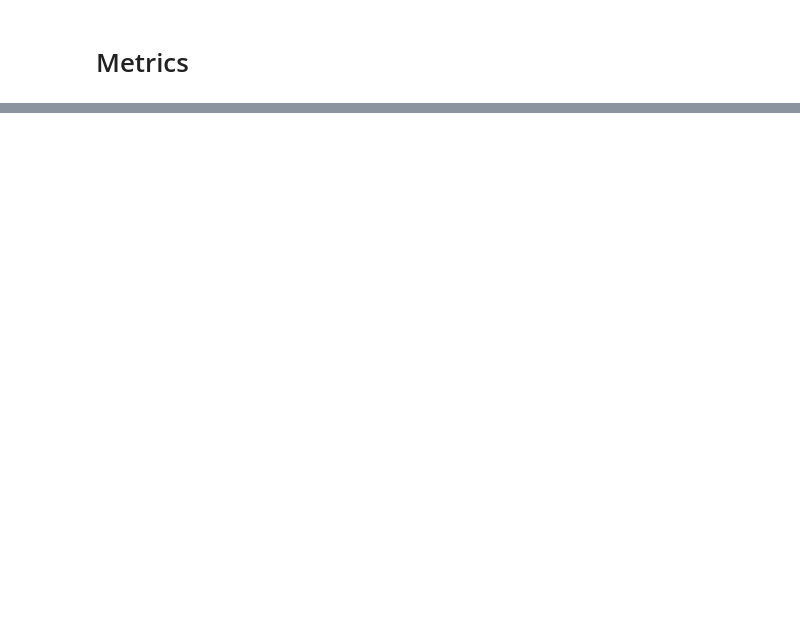
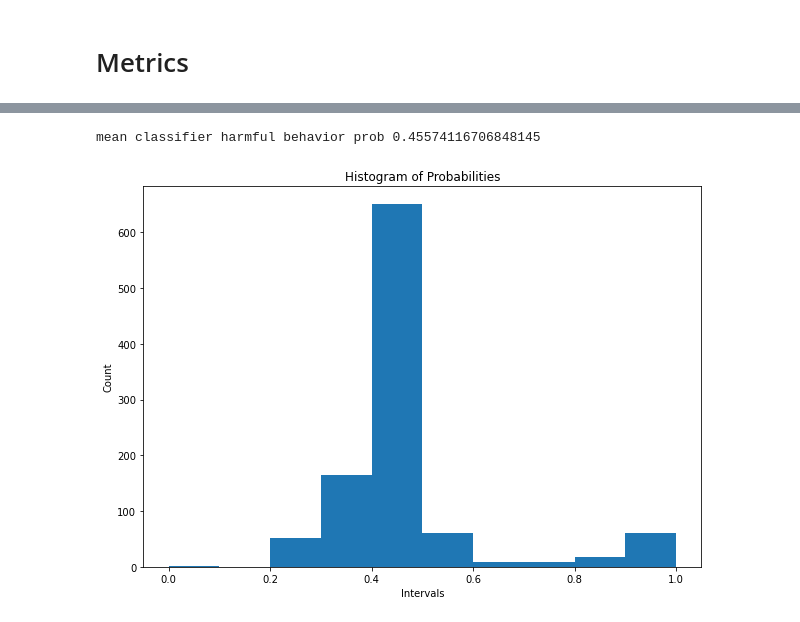
Before and after one commit to mxm0312/Generative_models, a Jupyter notebook: VAE_behavior.ipynb, the cells around one changed output, grey strips where cells are left out. Saved outputs shown, nothing was run; the diff lists cells and outputs as text; code cells hidden in the pictures; blank space fills up the shorter version.

```diff
--- a/VAE_behavior.ipynb
+++ b/VAE_behavior.ipynb
@@ -112,3 +114,6 @@ generated_behavior = model.decoder(rand_vec).detach().numpy()
+# %%
+with torch.no_grad():
+    generated_behavior = model.decoder(noize)
 # %%
 min_dist = behavior_dist(generated_behavior, loader)
 # %%
@@ -117,0 +123,5 @@ min dist to real sample vector is 10.830937385559082
+# %%
+current_path = !pwd
+clf_path = os.path.join(current_path[0], 'models/behavior_clf_40_epoch.pth')
+# %%
+probs = harmful_behavior_probs(generated_behavior, clf_path)
@@ -117,0 +130,30 @@ min dist to real sample vector is 10.830937385559082
+# %%
+print(f'mean classifier harmful behavior prob {mean_prob}')
+# %% [output]
+mean classifier harmful behavior prob 0.45574116706848145
+# %%
+plt.rcParams['figure.figsize'] = [10, 7]
+# %%
+# Step 1: Convert probability values to floats
+probabilities = [str(x.item()) for x in probs]
+probabilities = [float(prob.replace(',', '.')) for prob in probabilities]
+
+# Step 2: Create intervals from 0 to 1 with step size 0.1
+intervals = [i / 10 for i in range(11)]
+
+# Step 3: Count the values within each interval
+counts = [0] * (len(intervals) - 1)
+for prob in probabilities:
+    for i in range(len(intervals) - 1):
+        if intervals[i] <= prob < intervals[i + 1]:
+            counts[i] += 1
+            break
+
+# Step 4: Plot the histogram
+plt.bar(intervals[:-1], counts, align='edge', width=0.1)
+plt.xlabel('Intervals')
+plt.ylabel('Count')
+plt.title('Histogram of Probabilities')
+plt.show()
+# %% [output]
+[figure, added]
```
Also changed, not shown: parts of 19 cells of this notebook, 6 other files.
